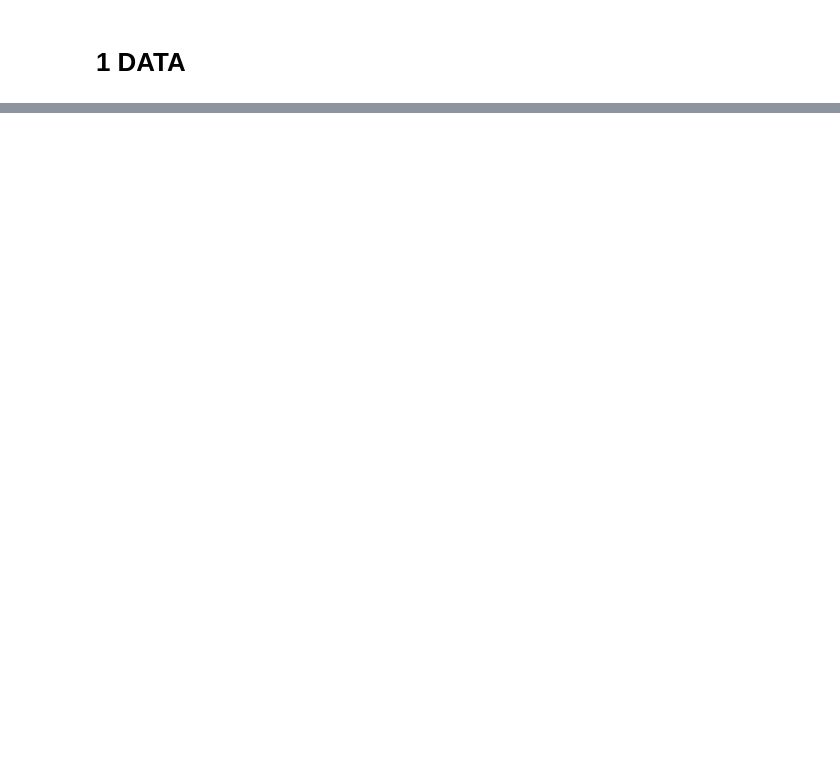
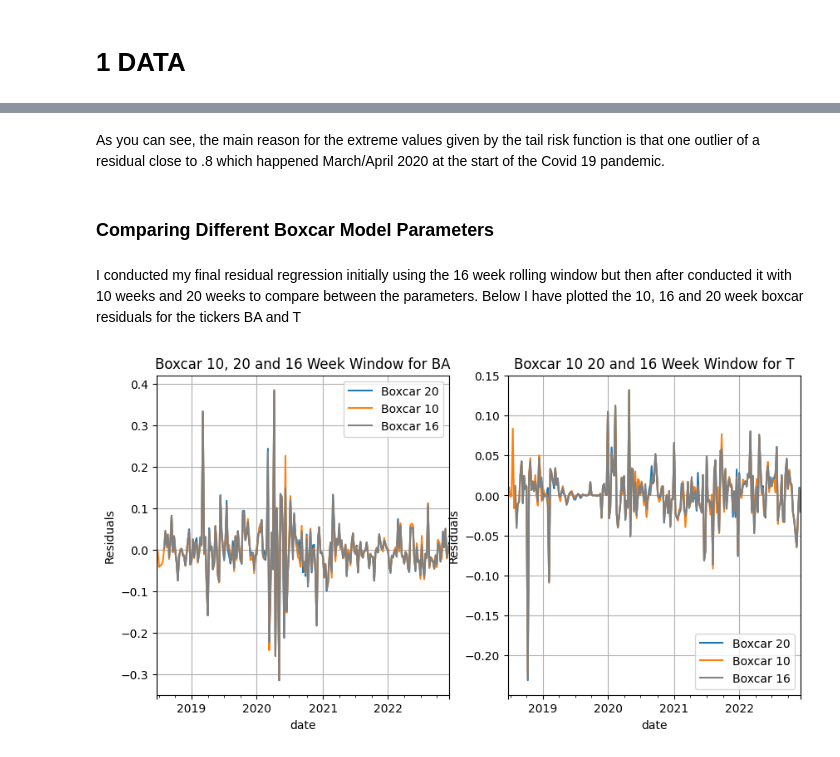
Before and after one commit to tsmcdonnell6604/Quant-Trading-Strategies, a Jupyter notebook: QTS_HW_6.ipynb, the cells around one changed output, grey strips where cells are left out. Saved outputs shown, nothing was run; the diff lists cells and outputs as text; code cells hidden in the pictures; blank space fills up the shorter version.

```diff
--- a/QTS_HW_6.ipynb
+++ b/QTS_HW_6.ipynb
@@ -206,0 +211,24 @@ exponential_residual_model_dict['BA']
+# %%
+#final boxcar 10 residuals
+boxcar_predictions_10 = pd.DataFrame()
+boxcar_residuals_of_residuals_dict_10 = {}
+for ticker in tickers:
+    res = final_residuals[ticker][['equity residual', 'cds residual']]
+    coef = boxcar_residual_model_dict_10[ticker]
+    preds = res['equity residual']*coef['equity residual']
+    boxcar_predictions_10[ticker] = preds
+    final = res['cds residual'] - preds
+    final = final.dropna()
+    boxcar_residuals_of_residuals_dict_10[ticker] = final.to_frame()
+# %%
+#final boxcar 20 residuals
+boxcar_predictions_20 = pd.DataFrame()
+boxcar_residuals_of_residuals_dict_20 = {}
+for ticker in tickers:
+    res = final_residuals[ticker][['equity residual', 'cds residual']]
+    coef = boxcar_residual_model_dict_20[ticker]
+    preds = res['equity residual']*coef['equity residual']
+    boxcar_predictions_20[ticker] = preds
+    final = res['cds residual'] - preds
+    final = final.dropna()
+    boxcar_residuals_of_residuals_dict_20[ticker] = final.to_frame()
@@ -210,0 +515,29 @@ exponential_residual_model_dict['BA']
+# %% [markdown]
+As  you can see, the main reason for the extreme values given by the tail risk function is that one outlier of a residual close to .8 which happened March/April 2020 at the start of the Covid 19 pandemic.
+# %% [markdown]
+### Comparing Different Boxcar Model Parameters
+# %% [markdown]
+I conducted my final residual regression initially using the 16 week rolling window but then after conducted it with 10 weeks and 20 weeks to compare between the parameters. Below I have plotted the 10, 16 and 20 week boxcar residuals for the tickers BA and T
+# %%
+fig, axes = plt.subplots(nrows=1, ncols=2, figsize=(10, 5)) # create a figure with two subplots
+
+boxcar_residuals_of_residuals_dict_20['BA'][0].plot(ax=axes[0], label = 'Boxcar 20') # plot each dataframe in the first subplot
+boxcar_residuals_of_residuals_dict_10['BA'][0].plot(ax=axes[0], label = 'Boxcar 10')
+boxcar_residuals_of_residuals_dict['BA'][0].plot(ax=axes[0], label = 'Boxcar 16', color = 'grey')
+
+boxcar_residuals_of_residuals_dict_20['T'][0].plot(ax=axes[1], label = 'Boxcar 20') # plot each dataframe in the first subplot
+boxcar_residuals_of_residuals_dict_10['T'][0].plot(ax=axes[1], label = 'Boxcar 10')
+boxcar_residuals_of_residuals_dict['T'][0].plot(ax=axes[1], label = 'Boxcar 16', color = 'grey')
+
+
+axes[0].set_title('Boxcar 10, 20 and 16 Week Window for BA')
+axes[0].set_ylabel('Residuals')
+axes[1].set_title('Boxcar 10 20 and 16 Week Window for T')
+axes[1].set_ylabel('Residuals')
+axes[0].legend()
+axes[1].legend()
+axes[1].grid()
+axes[0].grid()
+plt.show()
+# %% [output]
+[figure, added]
```
Also changed, not shown: parts of 52 cells of this notebook.
